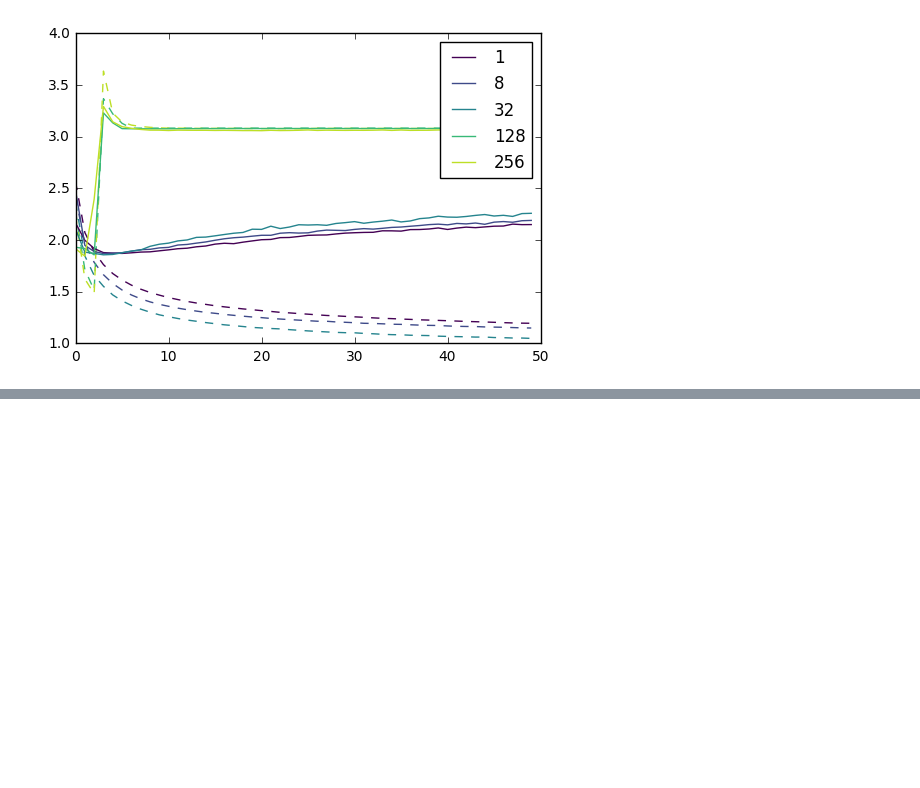
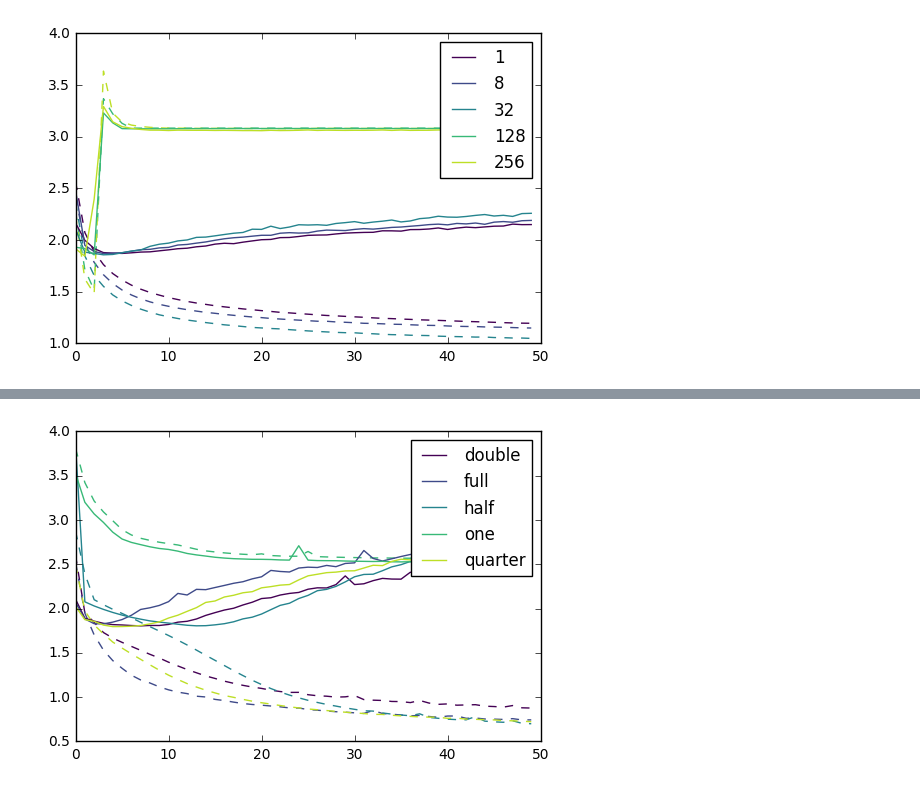
Before and after one commit to PFCM/489-notebooks, a Jupyter notebook: war and peace.ipynb, the cells around one changed output, grey strips where cells are left out. Saved outputs shown, nothing was run; the diff lists cells and outputs as text; code cells hidden in the pictures; blank space fills up the shorter version.

```diff
--- a/war and peace.ipynb
+++ b/war and peace.ipynb
@@ -93,0 +106,5 @@ plot_dict(data)
+# %%
+data = load_all_ranks('../wp_grid_dropout06_64embed/simple_cp-combined-tanh/')
+plot_dict(data, int_labels=False)
+# %% [output]
+[figure, added]
```
Also changed, not shown: parts of 3 cells of this notebook.
